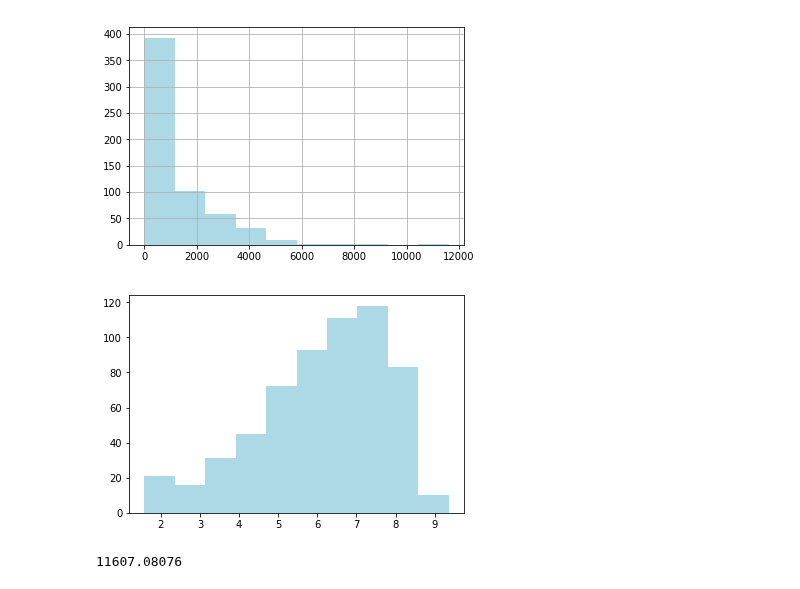
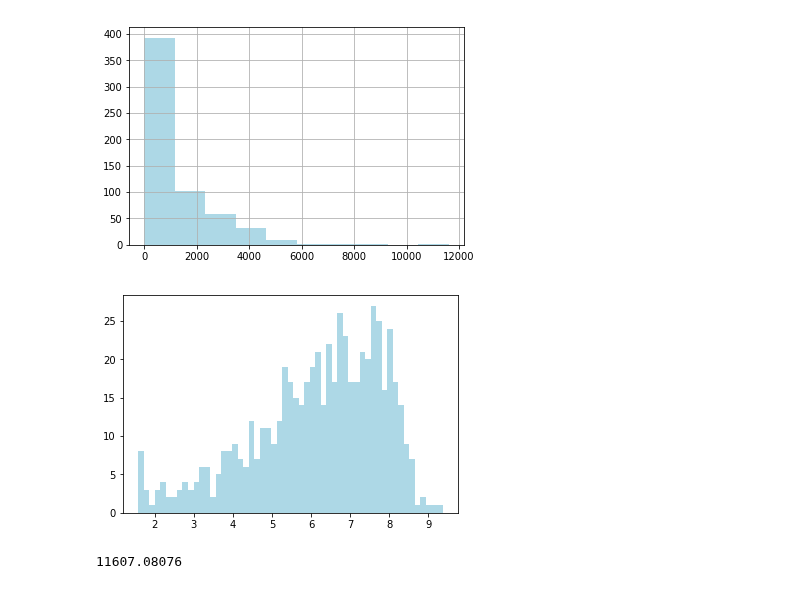
Before and after one commit to eric220/Grail, a Jupyter notebook: holy_grail_data_prep.ipynb, the cells around one changed output. Drawn from its saved outputs; the diff is of its cells as text; code cells hidden in the pictures.

```diff
--- a/holy_grail_data_prep.ipynb
+++ b/holy_grail_data_prep.ipynb
@@ -100,9 +83,9 @@ df.Target.hist(color = color);
 # %% [output]
 [figure]
 # %%
-plt.hist(np.log(df.Target), color = color);
+plt.hist(np.log(df.Target), color = color, bins = 55);
 # %% [output]
-[figure, old version]
+[figure, new version]
 # %%
 np.exp(np.max(np.log(df.Target)))
 # %% [output]
```
Also changed, not shown: parts of 12 cells of this notebook, 1 other file.
